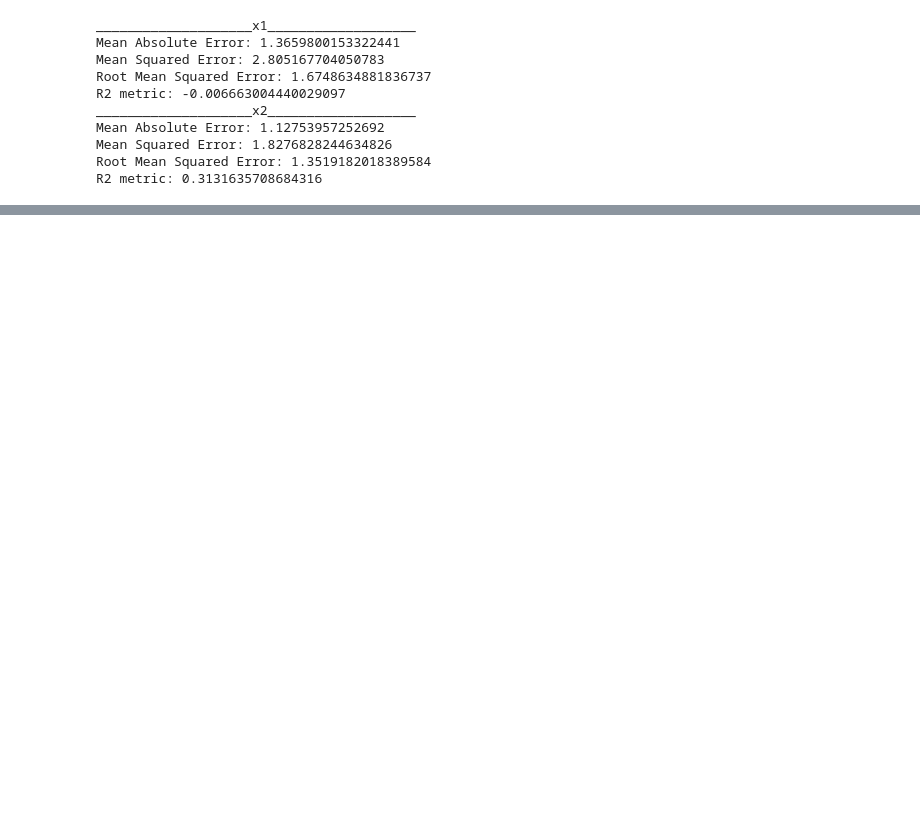
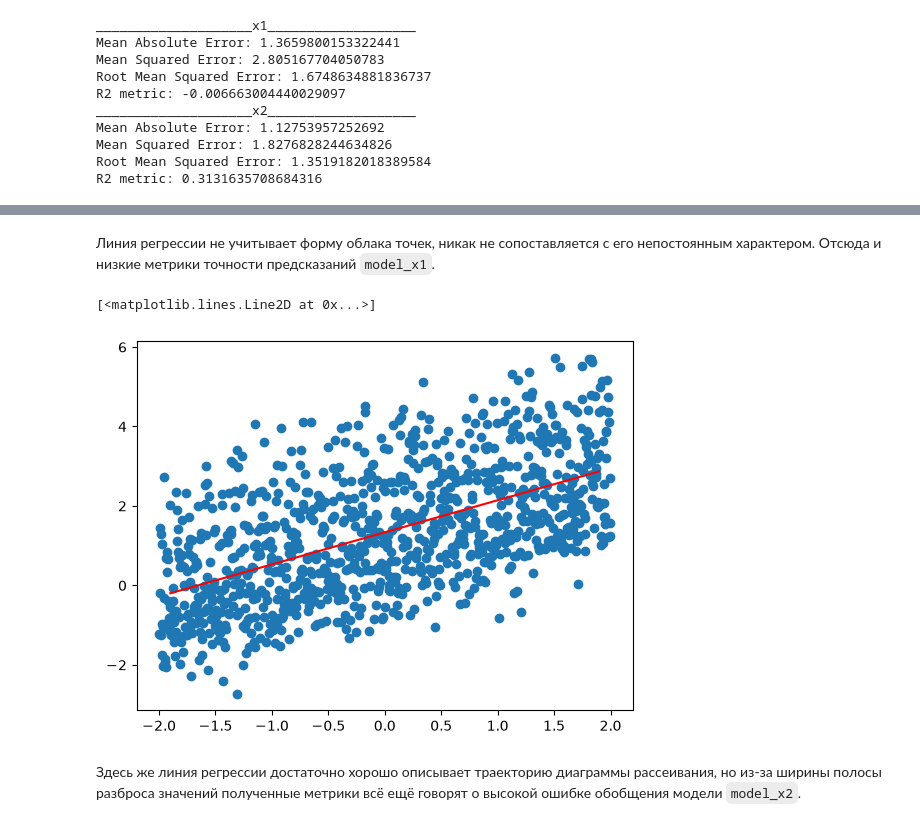
Before and after one commit to AlekseevaAnna1/data-analytics-labs, a Jupyter notebook: ЛР3_Алексеева_1.ipynb, the cells around one changed output, grey strips where cells are left out. Drawn from its saved outputs; the diff is of its cells as text; code cells hidden in the pictures; blank space fills up the shorter version.

```diff
--- a/ЛР3_Алексеева_1.ipynb
+++ b/ЛР3_Алексеева_1.ipynb
@@ -216,0 +232,14 @@ R2 metric: 0.3131635708684316
+# %% [markdown]
+Линия регрессии не учитывает форму облака точек, никак не сопоставляется с его непостоянным характером. Отсюда и низкие метрики точности предсказаний `model_x1`.
+# %%
+a2 = model_x2.coef_
+b2 = model_x2.intercept_
+
+plt.scatter(df['x2'], df['y']) # зависимость целевого столбца от конкретного столбца х1 (точечный график)
+plt.plot([-1.9, 1.9], [a2*(-1.9) + b2, a2*(1.9) + b2], "r")
+# df.columns
+# %% [output]
+[<matplotlib.lines.Line2D at 0x...>]
+[figure, added]
+# %% [markdown]
+Здесь же линия регрессии достаточно хорошо описывает траекторию диаграммы рассеивания, но из-за ширины полосы разброса значений полученные метрики всё ещё говорят о высокой ошибке обобщения модели `model_x2`.
```
Also changed, not shown: parts of 8 cells of this notebook.
